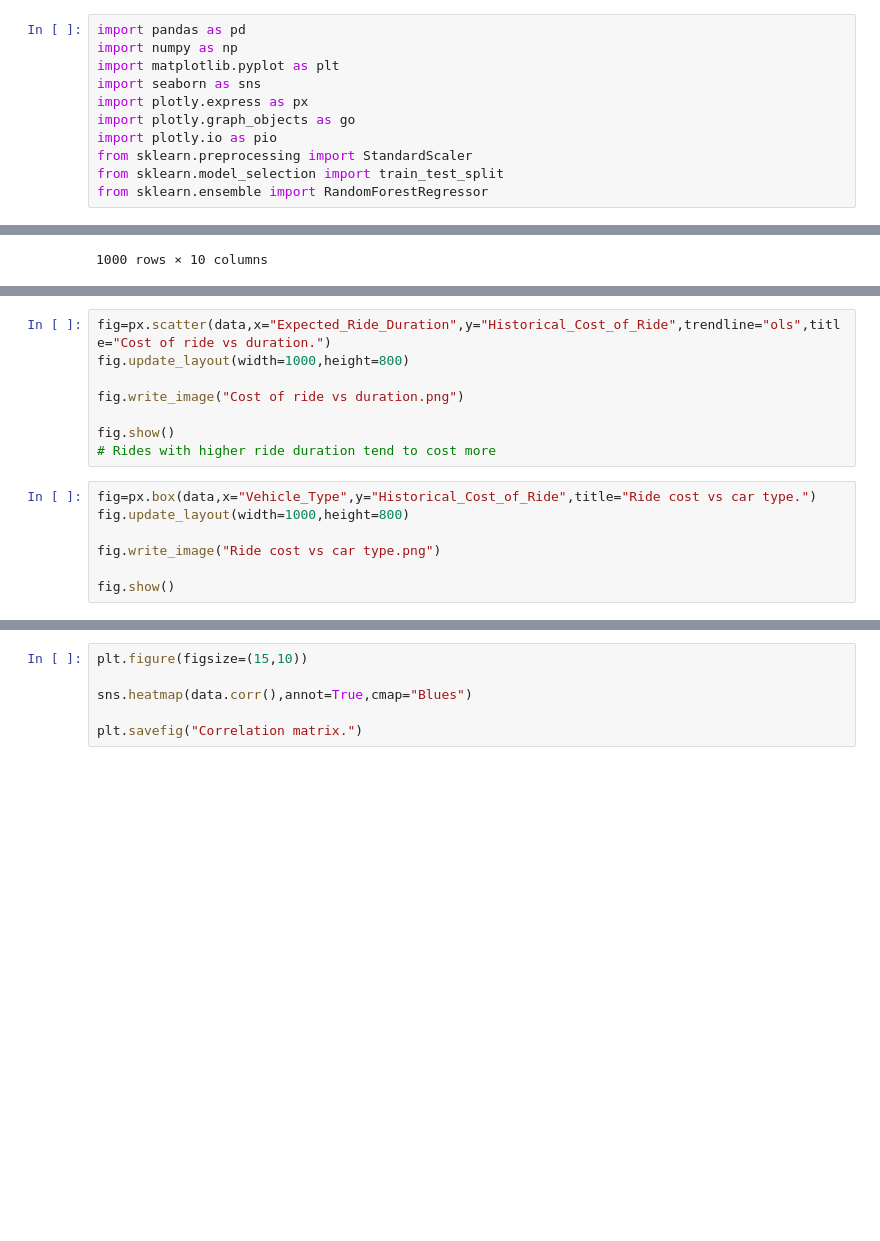
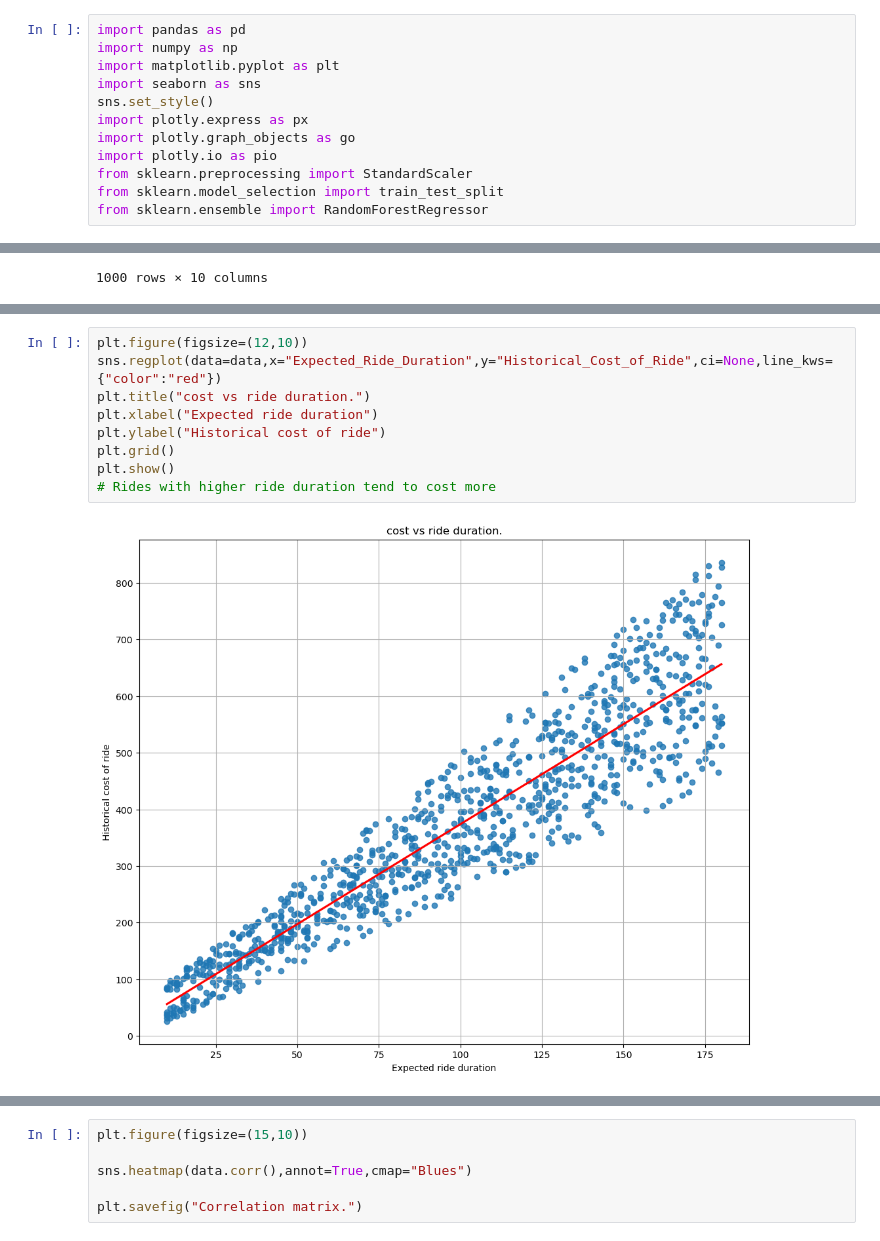
Before and after one commit to Kamuthuj/Dynamic-pricing, a Jupyter notebook: pricing.ipynb, the cells around one changed output, grey strips where cells are left out. Cells and saved outputs as stored; diff of their text form; blank space fills up the shorter version.

```diff
--- a/pricing.ipynb
+++ b/pricing.ipynb
@@ -3,6 +3,7 @@ import pandas as pd
 import numpy as np
 import matplotlib.pyplot as plt
 import seaborn as sns
+sns.set_style()
 import plotly.express as px
 import plotly.graph_objects as go
 import plotly.io as pio
@@ -38,18 +39,14 @@ data.describe()
 | 50% | 60.000000 | 22.000000 | 51.000000 | 4.270000 | 102.00000 | ... |
 | 75% | 81.000000 | 38.000000 | 75.000000 | 4.632500 | 143.00000 | ... |
 | max | 100.000000 | 89.000000 | 100.000000 | 5.000000 | 180.00000 | ... |
-# %%
-fig=px.scatter(data,x="Expected_Ride_Duration",y="Historical_Cost_of_Ride",trendline="ols",title="Cost of ride vs duration.")
-fig.update_layout(width=1000,height=800)
-
-fig.write_image("Cost of ride vs duration.png")
-
-fig.show()
-# Rides with higher ride duration tend to cost more
-# %%
-fig=px.box(data,x="Vehicle_Type",y="Historical_Cost_of_Ride",title="Ride cost vs car type.")
-fig.update_layout(width=1000,height=800)
-
-fig.write_image("Ride cost vs car type.png")
-
-fig.show()
+# %%
+plt.figure(figsize=(12,10))
+sns.regplot(data=data,x="Expected_Ride_Duration",y="Historical_Cost_of_Ride",ci=None,line_kws={"color":"red"})
+plt.title("cost vs ride duration.")
+plt.xlabel("Expected ride duration")
+plt.ylabel("Historical cost of ride")
+plt.grid()
+plt.show()
+# Rides with higher ride duration tend to cost more
+# %% [output]
+[figure, added]
```
Also changed, not shown: parts of 8 cells of this notebook.
